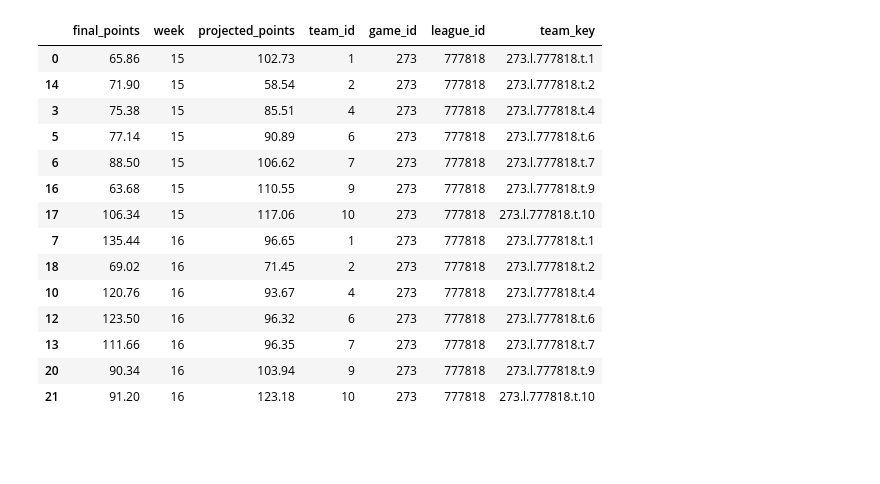
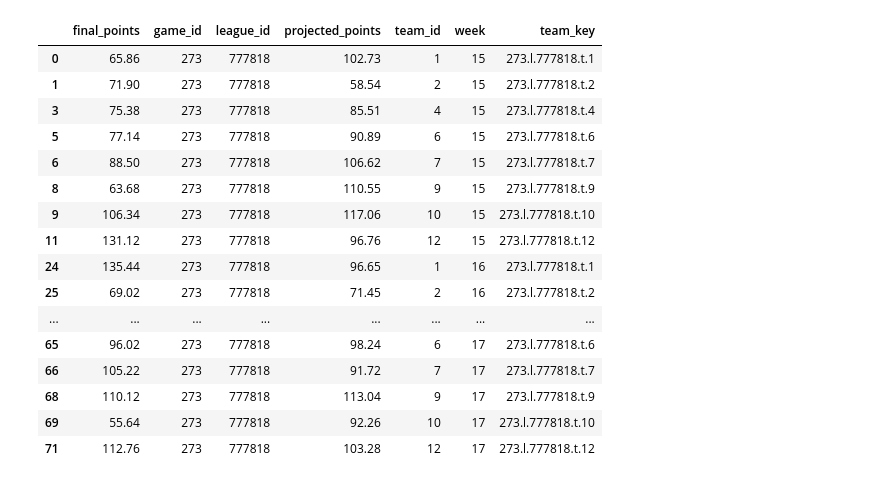
Before and after one commit to cuddebtj/Yahoo_Data, a Jupyter notebook: scripts/worksheet3.ipynb, the cells around one changed output. Drawn from its saved outputs; the diff is of its cells as text; code cells hidden in the pictures; blank space fills up the shorter version.

Commit message:
Corrected missing data points

```diff
--- a/scripts/worksheet3.ipynb
+++ b/scripts/worksheet3.ipynb
@@ -20,7 +20,7 @@ GAME_ID = 359  # 6 Team 2016
 GAME_ID = 273  # 8 team 2012
 
 
-league_settings_query = f"SELECT * from dev.leaguesettings where game_id = {GAME_ID}"
+league_settings_query = f"SELECT * from dev.league_settings where game_id = '{GAME_ID}'"
 league_settings = DatabaseCursor(PATH, options=OPTION_DEV).copy_data_from_postgres(
     league_settings_query
 )
@@ -29,15 +29,15 @@ num_playoff_teams = league_settings["num_playoff_teams"].values[0]
 
 playoff_start_week = league_settings["playoff_start_week"].values[0]
 
-endofseason_rankings_query = f"SELECT game_id, reg_season_rank, manager, team_name, team_key FROM prod.regseasonrankings where game_id = {GAME_ID}"
+endofseason_rankings_query = f"SELECT game_id, reg_season_rank, mgr, team, team_key, pts_rank FROM prod.matchup_board_{int(GAME_ID)}"
 eos_rankings = DatabaseCursor(PATH, options=OPTION_PROD).copy_data_from_postgres(
     endofseason_rankings_query
 )
 
-team_points_weekly_query = f"SELECT * from dev.weeklyteampoints where game_id = {GAME_ID} and week >= {playoff_start_week}"
+team_points_weekly_query = f"SELECT * from dev.weekly_team_pts where game_id = '{GAME_ID}' and week >= {playoff_start_week}"
 team_points_weekly = DatabaseCursor(PATH, options=OPTION_DEV).copy_data_from_postgres(
     team_points_weekly_query
-)
+).drop_duplicates()
 
 playoff_teams = list(
     eos_rankings["team_key"][eos_rankings["reg_season_rank"] <= num_playoff_teams]
@@ -62,18 +62,20 @@ Successfully pulled: SELECT * from dev.weeklyteampoints where game_id = 273 and
-|  | final_points | week | projected_points | team_id | game_id | league_id | team_key |
-| 0 | 65.86 | 15 | 102.73 | 1 | 273 | 777818 | 273.l.777818.t.1 |
-| 14 | 71.90 | 15 | 58.54 | 2 | 273 | 777818 | 273.l.777818.t.2 |
-| 3 | 75.38 | 15 | 85.51 | 4 | 273 | 777818 | 273.l.777818.t.4 |
-| 5 | 77.14 | 15 | 90.89 | 6 | 273 | 777818 | 273.l.777818.t.6 |
-| 6 | 88.50 | 15 | 106.62 | 7 | 273 | 777818 | 273.l.777818.t.7 |
-| 16 | 63.68 | 15 | 110.55 | 9 | 273 | 777818 | 273.l.777818.t.9 |
-| 17 | 106.34 | 15 | 117.06 | 10 | 273 | 777818 | 273.l.777818.t.10 |
-| 7 | 135.44 | 16 | 96.65 | 1 | 273 | 777818 | 273.l.777818.t.1 |
-| 18 | 69.02 | 16 | 71.45 | 2 | 273 | 777818 | 273.l.777818.t.2 |
-| 10 | 120.76 | 16 | 93.67 | 4 | 273 | 777818 | 273.l.777818.t.4 |
-| 12 | 123.50 | 16 | 96.32 | 6 | 273 | 777818 | 273.l.777818.t.6 |
-| 13 | 111.66 | 16 | 96.35 | 7 | 273 | 777818 | 273.l.777818.t.7 |
-| 20 | 90.34 | 16 | 103.94 | 9 | 273 | 777818 | 273.l.777818.t.9 |
-| 21 | 91.20 | 16 | 123.18 | 10 | 273 | 777818 | 273.l.777818.t.10 |
+|  | final_points | game_id | league_id | projected_points | team_id | week | team_key |
+| 0 | 65.86 | 273 | 777818 | 102.73 | 1 | 15 | 273.l.777818.t.1 |
+| 1 | 71.90 | 273 | 777818 | 58.54 | 2 | 15 | 273.l.777818.t.2 |
+| 3 | 75.38 | 273 | 777818 | 85.51 | 4 | 15 | 273.l.777818.t.4 |
+| 5 | 77.14 | 273 | 777818 | 90.89 | 6 | 15 | 273.l.777818.t.6 |
+| 6 | 88.50 | 273 | 777818 | 106.62 | 7 | 15 | 273.l.777818.t.7 |
+| 8 | 63.68 | 273 | 777818 | 110.55 | 9 | 15 | 273.l.777818.t.9 |
+| 9 | 106.34 | 273 | 777818 | 117.06 | 10 | 15 | 273.l.777818.t.10 |
+| 11 | 131.12 | 273 | 777818 | 96.76 | 12 | 15 | 273.l.777818.t.12 |
+| 24 | 135.44 | 273 | 777818 | 96.65 | 1 | 16 | 273.l.777818.t.1 |
+| 25 | 69.02 | 273 | 777818 | 71.45 | 2 | 16 | 273.l.777818.t.2 |
+| ... | ... | ... | ... | ... | ... | ... | ... |
+| 65 | 96.02 | 273 | 777818 | 98.24 | 6 | 17 | 273.l.777818.t.6 |
+| 66 | 105.22 | 273 | 777818 | 91.72 | 7 | 17 | 273.l.777818.t.7 |
+| 68 | 110.12 | 273 | 777818 | 113.04 | 9 | 17 | 273.l.777818.t.9 |
+| 69 | 55.64 | 273 | 777818 | 92.26 | 10 | 17 | 273.l.777818.t.10 |
+| 71 | 112.76 | 273 | 777818 | 103.28 | 12 | 17 | 273.l.777818.t.12 |
 # %%
 def printMatches(matches):
     print("Active Matches:")
```
Also changed, not shown: parts of 2 cells of this notebook, 4 other files.
